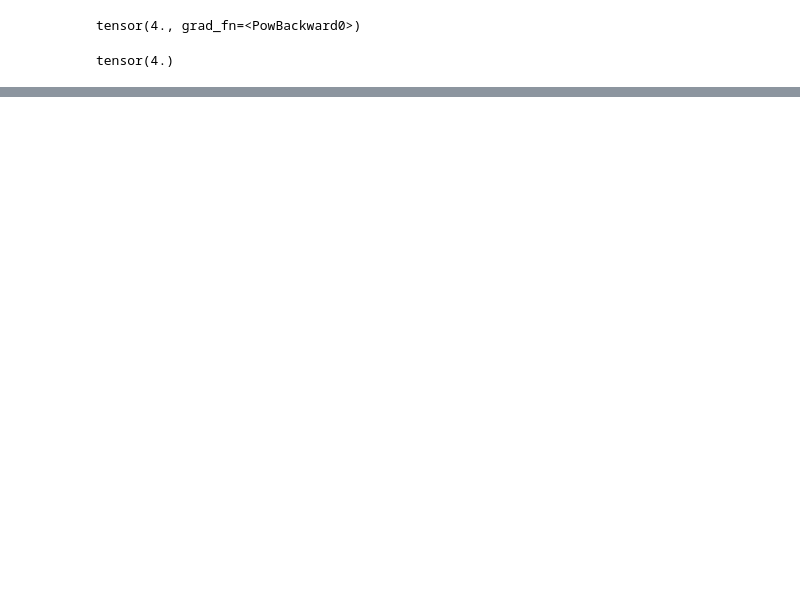
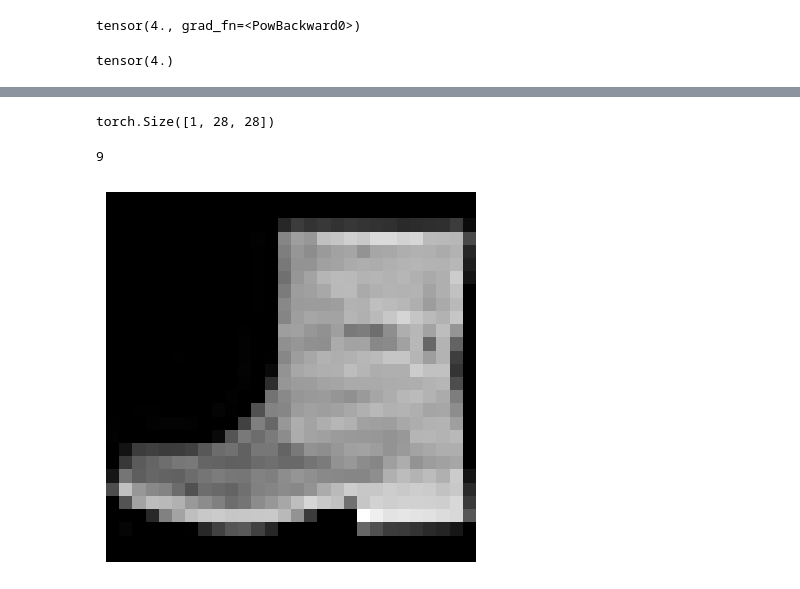
Before and after one commit to ALIAQIL/hands-on-ml-with-scikit-learn-and-pytorch, a Jupyter notebook: building-nn-with-pytorch/alitorch.ipynb, the cells around one changed output, grey strips where cells are left out. Drawn from its saved outputs; the diff is of its cells as text; code cells hidden in the pictures; blank space fills up the shorter version.

```diff
--- a/building-nn-with-pytorch/alitorch.ipynb
+++ b/building-nn-with-pytorch/alitorch.ipynb
@@ -58,0 +284,14 @@ with torch.no_grad():
+# %%
+import torchvision
+import torchvision.transforms.v2 as T
+toTensor = T.Compose([T.ToImage(), T.ToDtype(torch.float32,
+scale=True)])
+train_and_valid_data = torchvision.datasets.FashionMNIST(
+root="datasets", train=True, download=True,
+transform=toTensor)
+test_data = torchvision.datasets.FashionMNIST(
+root="datasets", train=False, download=True,
+transform=toTensor)
+torch.manual_seed(42)
+train_data, valid_data = torch.utils.data.random_split(
+train_and_valid_data, [55_000, 5_000])
@@ -58,0 +304,18 @@ with torch.no_grad():
+# %%
+X_sample,y_sample = train_data[0]
+X_sample.shape
+# %% [output]
+torch.Size([1, 28, 28])
+# %%
+y_sample
+# %% [output]
+9
+# %%
+import matplotlib.pyplot as plt
+
+img = X_sample.squeeze(0)
+plt.imshow(img,cmap='gray')
+plt.axis('off')
+plt.show()
+# %% [output]
+[figure, added]
```
Also changed, not shown: parts of 44 cells of this notebook.
